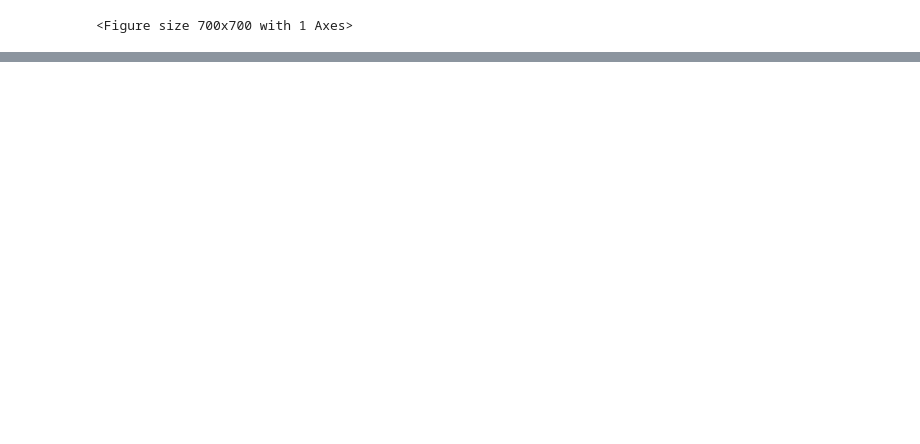
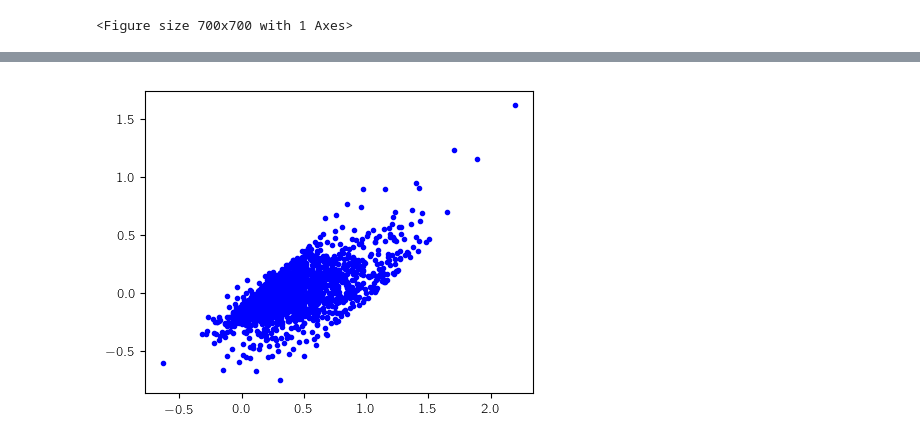
Before and after one commit to ekourkchi/reddening, a Jupyter notebook: Untitled2.ipynb, the cells around one changed output, grey strips where cells are left out. Cells and saved outputs as stored; diff of their text form; code cells hidden in the pictures; blank space fills up the shorter version.

```diff
--- a/Untitled2.ipynb
+++ b/Untitled2.ipynb
@@ -207,0 +208,53 @@ fig.savefig("Param_GP_"+band1+"w2.eps")
+# %%
+import george
+from george import kernels
+
+_, Input, T = getBand('ESN_HI_catal.csv', band1=band1 , band2=band2)
+r_w1    = Input[1]
+pc0     = Input[2]
+inc     = Input[3]
+
+a,b,c,d, alpha, beta, gamma, Ealpha, Ebeta = getReddening_params(band1=band1, band2=band2)
+R = r_w1-(alpha*pc0+beta)
+A = R
+y = R
+
+N = len(pc0)
+dR2 = Er_w1**2+(alpha*Epc0)**2+(Ealpha*pc0)**2
+noise2 = dR2*np.eye(N)
+
+X = np.ones(shape = (2,N))
+X[0] = pc0
+X[1] = inc
+X = X.T
+
+theta = [3.08, 5.43, -0.88, 0.097]
+
+l1 = np.exp(theta[0])
+l2 = np.exp(theta[1])
+sigma = np.exp(theta[2])
+yerr = np.diagonal(np.sqrt(noise2))+theta[3]
+kernel = sigma * kernels.Matern52Kernel([l1,l2], ndim=2, axes=[0, 1])
+# kernel = sigma * kernels.ExpSquaredKernel([l1,l2], ndim=2, axes=[0, 1])
+
+gp = george.GP(kernel)
+gp.compute(X, yerr)
+
+_pc, _inc = np.linspace(-4,4,30), np.linspace(45,90,30)
+_pc, _inc = np.meshgrid(_pc, _inc)
+X_ = np.c_[_pc.ravel(), _inc.ravel()]
+
+yp, var_A = gp.predict(A, X, return_var=True)
+
+
+
+fig = py.figure(figsize=(5, 4), dpi=100)
+ax = fig.add_subplot(111)
+ax.plot(y, y-yp, 'b.')
+# ax.set_xlim(-1,1)
+
+# ax.plot([0,1.5],[0,1.5],'k-')
+
+plt.show()
+# %% [output]
+[figure, added]
```
Also changed, not shown: parts of 2 cells of this notebook, 8 other files.
